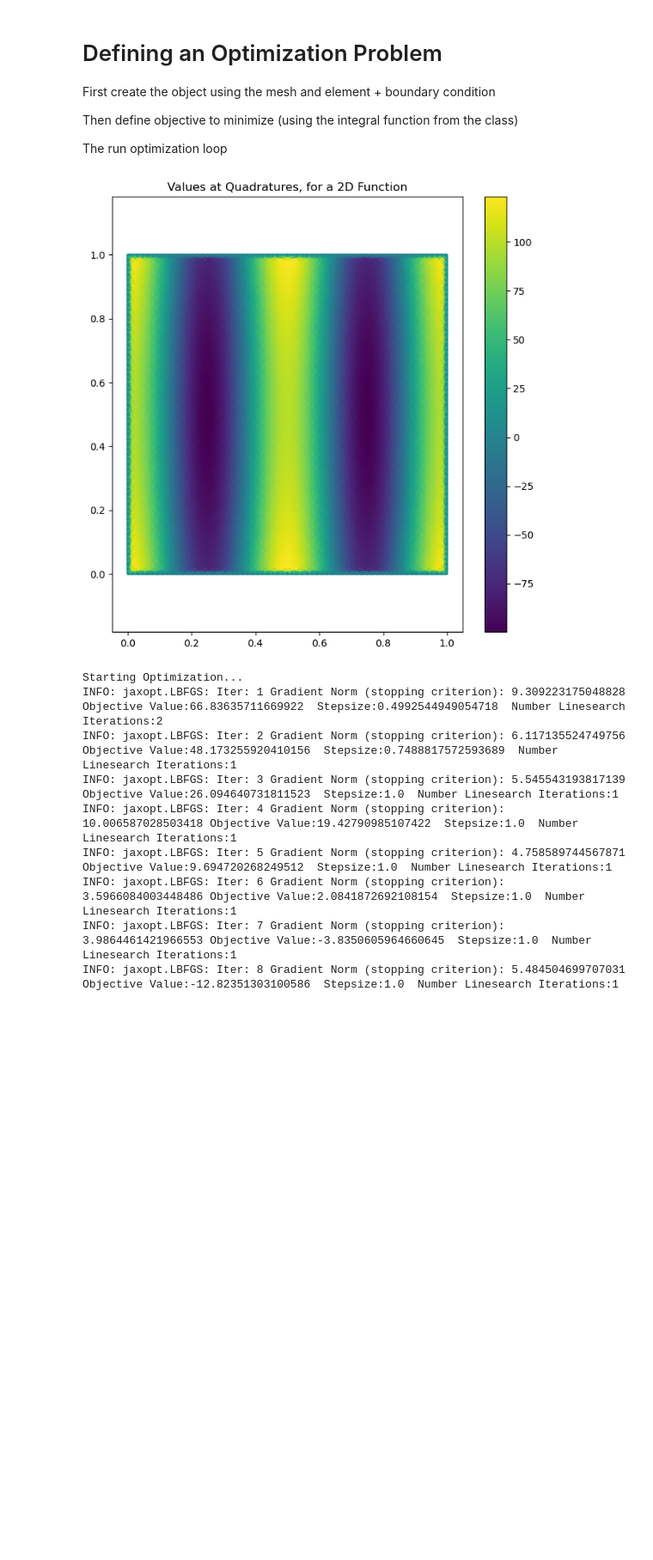
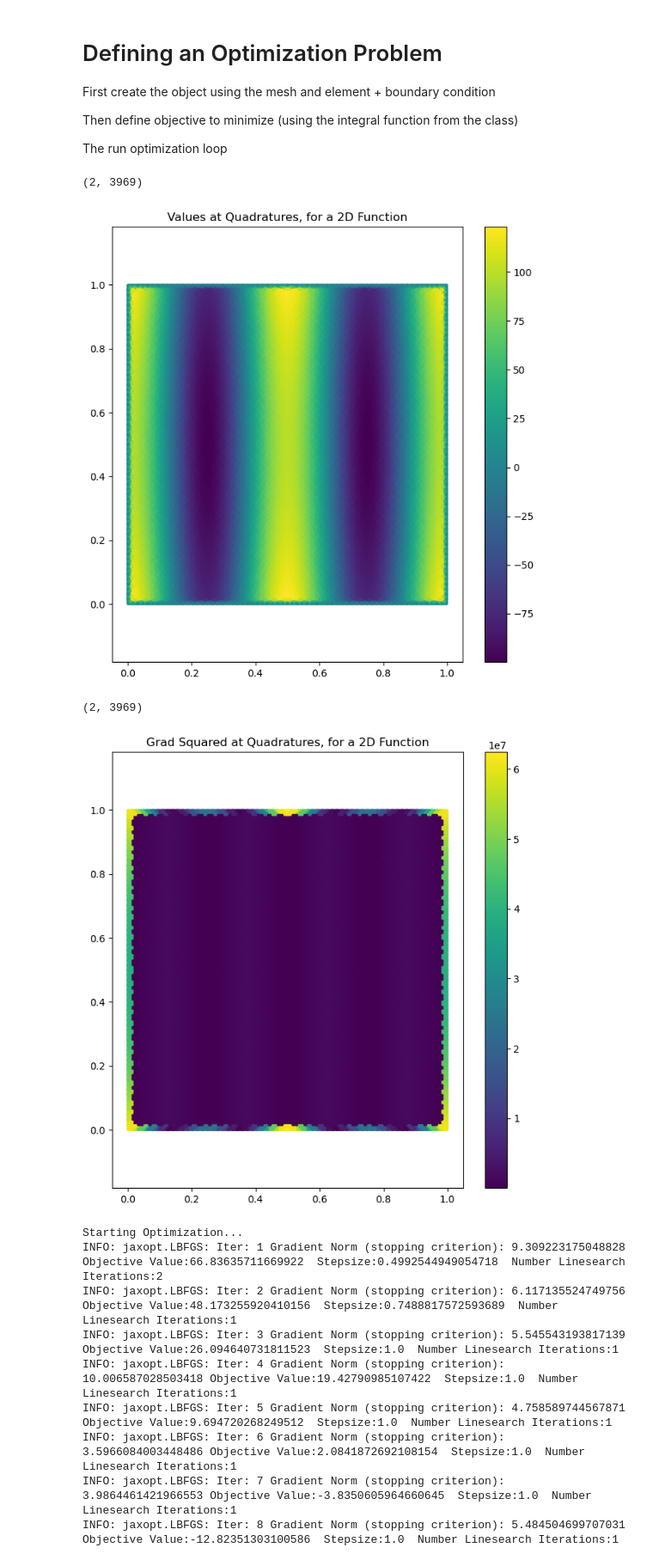
Before and after one commit to vcaipu/cqednumerics, a Jupyter notebook: fem.ipynb, the cells around one changed output. Shown at 86% size. Cells and saved outputs as stored; diff of their text form; code cells hidden in the pictures; blank space fills up the shorter version.

```diff
--- a/fem.ipynb
+++ b/fem.ipynb
@@ -272,26 +350,30 @@ femsystem = FEMSystem(mesh,element,intorder,boundary_condition=0)
 # %%
 def v(x,y):
     return 100 * jnp.cos(4*jnp.pi*x) + 100 * (y-0.5)**2
 
 def lagrangian_density(u,grad_u,x):
     kinetic = 0.5 * jnp.sum(grad_u**2, axis=0)
 
     x, y = x[0], x[1]
     f = v(x,y)
     potential = f * (u**2)
 
     return kinetic + potential
 
 # Our objective function is to integrate the lagrangian density
 def objective(u_global):
     return femsystem.integrate(lagrangian_density,u_global)
 
 # Now transform objective to enforce normalization and boundary conditions
 real_objective = lambda u_interior: femsystem.apply_bc_and_norm(u_interior,objective)
 
 femsystem.plot_values_2d(v)
+femsystem.plot_grad_squared_2d(v)
 # %% [output]
+(2, 3969)
 [figure]
+(2, 3969)
+[figure, added]
 # %%
 # Interior nodes are those NOT in boundary_dofs
 u_init_interior = jnp.ones(len(femsystem.interior_dofs))
```
Also changed, not shown: parts of 6 cells of this notebook.
